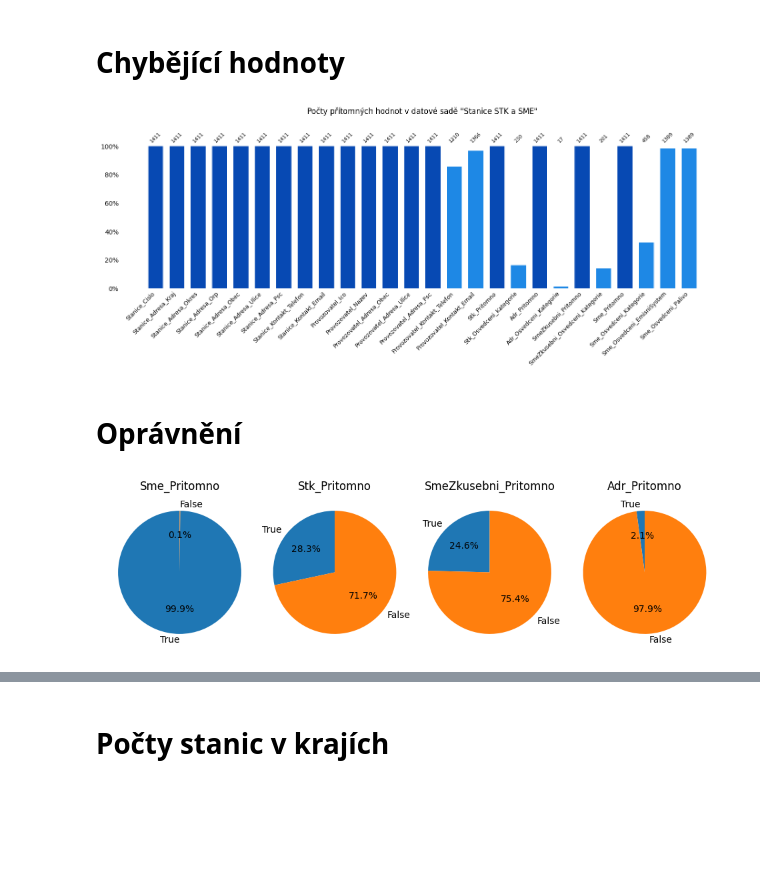
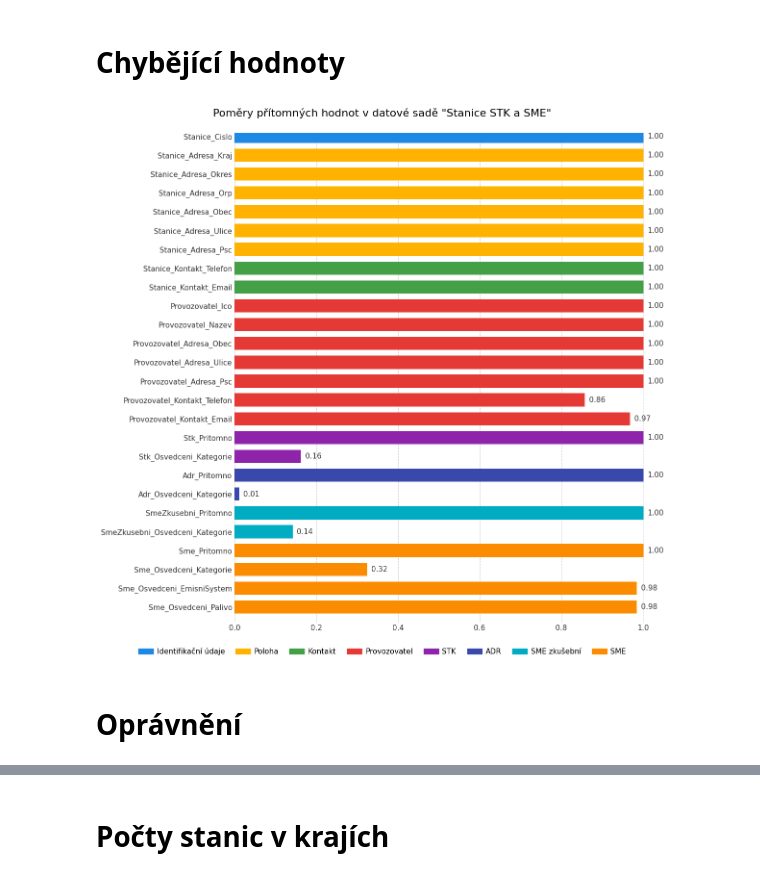
Before and after one commit to opendatalabcz/emissions-data-analysis-cz, a Jupyter notebook: kod/explorace/stations_exploration.ipynb, the cells around one changed output, grey strips where cells are left out. Saved outputs shown, nothing was run; the diff lists cells and outputs as text; code cells hidden in the pictures; blank space fills up the shorter version.

Commit message:
uprava pruzkupu stanic

```diff
--- a/kod/explorace/stations_exploration.ipynb
+++ b/kod/explorace/stations_exploration.ipynb
@@ -83,56 +85,13 @@ shape: (1, 26)
 # %%
 # Výpočet metrik
 total_rows = len(df)
 null_counts = df.null_count().row(0)
 non_null_counts = [total_rows - count for count in null_counts]
 ratios = [count / total_rows for count in non_null_counts]
 columns = df.columns
 
-# Definice barev: zelená pro 100% naplněnost, modrá pro ostatní
-colors = ['#0749b3' if r == 1.0 else '#1e88e5' for r in ratios]
-
-# Inicializace grafu
-fig, ax = plt.subplots(figsize=(14, 6))
-bars = ax.bar(columns, ratios, color=colors, width=0.7)
-
-# Horní popisky s absolutními počty
-for i, count in enumerate(non_null_counts):
-    ax.text(i, 1.02, str(count), ha='center', va='bottom', rotation=45, fontsize=8)
-
-# Formátování os a vzhledu
-ax.set_title('Počty přítomných hodnot v datové sadě "Stanice STK a SME"')
-ax.set_ylim(0, 1.2)
-ax.set_yticks([0.0, 0.2, 0.4, 0.6, 0.8, 1.0])
-ax.tick_params(axis='both', which='both', length=0)
-ax.tick_params(axis='x', rotation=45, labelsize=9)
-ax.yaxis.set_major_formatter(mtick.PercentFormatter(xmax=1.0))
-for label in ax.get_xticklabels():
-    label.set_horizontalalignment('right')
-
-# Odstranění nadbytečných linií grafu
-ax.spines[['top', 'right', 'left', 'bottom']].set_visible(False)
-
-# Export do SVG
-plt.tight_layout()
-plt.savefig("kod/explorace/stanice_pritomne_hodnoty.svg", format="svg", bbox_inches='tight')
-plt.show()
+horizontal_bar(columns[::-1], ratios[::-1], 'Poměry přítomných hodnot v datové sadě "Stanice STK a SME"' , "kod/explorace/stanice_pritomne_hodnoty.svg", False, 12, [1, 6, 2, 7, 2, 2, 2, 4], ['Identifikační údaje', 'Poloha', 'Kontakt', 'Provozovatel', 'STK', 'ADR', 'SME zkušební', 'SME'])
 # %% [output]
-[figure, old version]
+[figure, new version]
 # %% [markdown]
 # Oprávnění
-# %%
-cols = ["Sme_Pritomno","Stk_Pritomno","SmeZkusebni_Pritomno","Adr_Pritomno"]
-
-fig, axes = plt.subplots(1, 4, figsize=(12,3))
-for ax, col in zip(axes, cols):
-    t = df.select((pl.col(col) == 'True').sum()).item()
-    f = df.height - t
-    ax.pie([t, f], labels=["True","False"], autopct="%1.1f%%", startangle=90)
-    ax.set_title(col)
-    ax.set_aspect("equal")
-
-fig.subplots_adjust(wspace=0)  # nulové mezery mezi grafy
-fig.savefig("kod/explorace/stanice_opravneni.svg", format="svg", bbox_inches='tight')  # minimalizuje okraje
-plt.show()
-# %% [output]
-[figure, removed]
```
Also changed, not shown: parts of 8 cells of this notebook, 6 other files.
